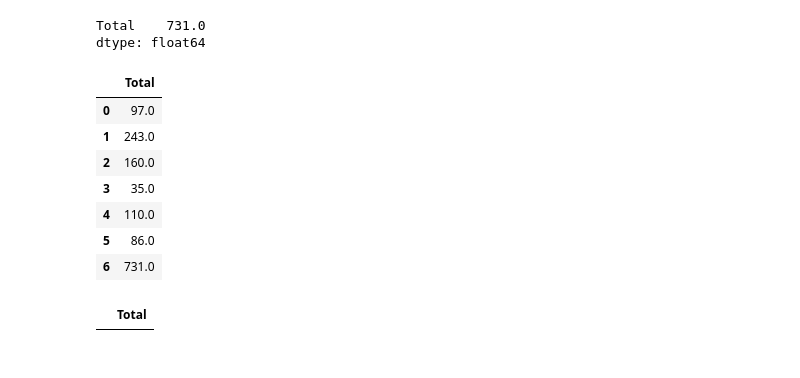
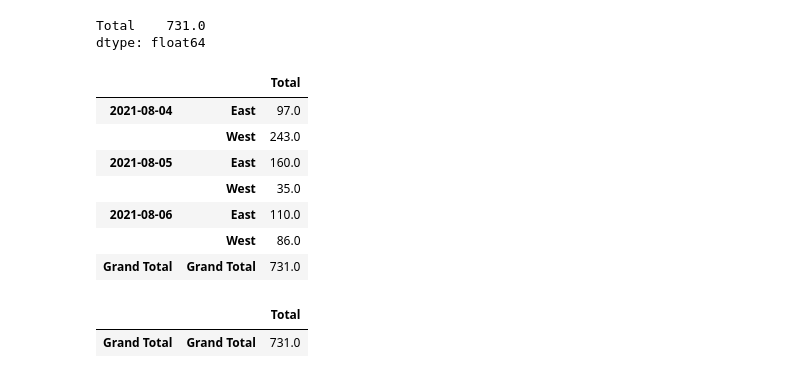
Before and after one commit to EstebanBorai/python-for-data-science, a Jupyter notebook: notebooks/sn03_aggregate_data.ipynb, the cells around one changed output. Saved outputs shown, nothing was run; the diff lists cells and outputs as text; code cells hidden in the pictures.

Commit message:
fix: use axis = 0 on concat

```diff
--- a/notebooks/sn03_aggregate_data.ipynb
+++ b/notebooks/sn03_aggregate_data.ipynb
@@ -279,19 +279,20 @@ dtype: float64
 # Set a name for the series
 grand_total_series.name = ('Grand Total', 'Grand Total')
 # %%
-df_date_region_total = pd.concat([df_date_region_agg, pd.DataFrame([grand_total_series])], ignore_index=True)
+df_date_region_total = pd.concat([df_date_region_agg, pd.DataFrame([grand_total_series])], axis = 0)
 
 display(df_date_region_total)
 # %% [output]
-|  | Total |
-| 0 | 97.0 |
-| 1 | 243.0 |
-| 2 | 160.0 |
-| 3 | 35.0 |
-| 4 | 110.0 |
-| 5 | 86.0 |
-| 6 | 731.0 |
+|  |  | Total |
+| 2021-08-04 | East | 97.0 |
+|  | West | 243.0 |
+| 2021-08-05 | East | 160.0 |
+|  | West | 35.0 |
+| 2021-08-06 | East | 110.0 |
+|  | West | 86.0 |
+| Grand Total | Grand Total | 731.0 |
 # %%
 df_date_region_total[df_date_region_total.index.isin([('Grand Total', 'Grand Total')])]
 # %% [output]
-|  | Total |
+|  |  | Total |
+| Grand Total | Grand Total | 731.0 |
```
